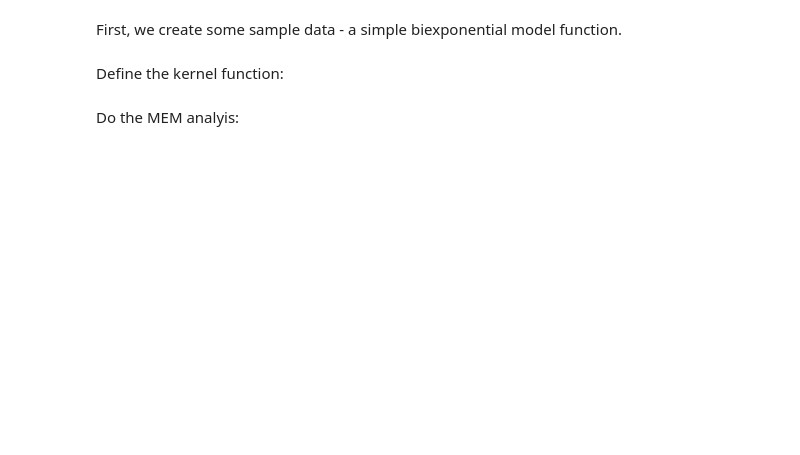
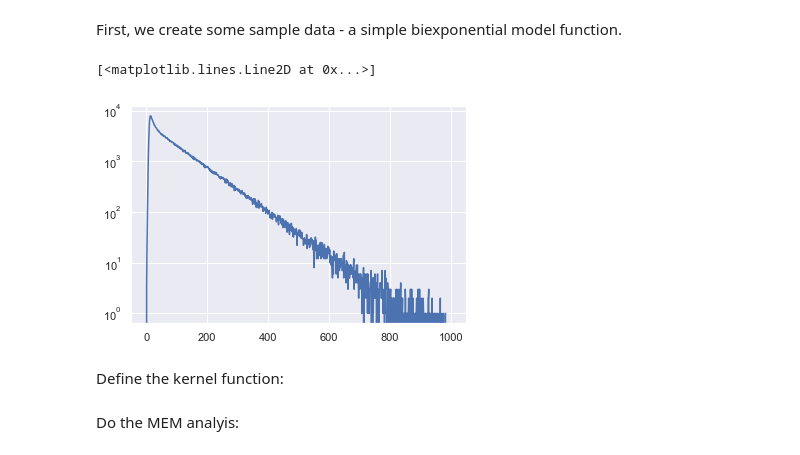
Before and after one commit to AndersBarth/MEMtoolbox, a Jupyter notebook: example_TCSPC.ipynb, the cells around one changed output. Saved outputs shown, nothing was run; the diff lists cells and outputs as text; code cells hidden in the pictures; blank space fills up the shorter version.

```diff
--- a/example_TCSPC.ipynb
+++ b/example_TCSPC.ipynb
@@ -7,17 +8,24 @@ from memfunctions.plotting import plot_MEM, plot_Tik, plot_noreg
 # %% [markdown]
 First, we create some sample data - a simple biexponential model function.
 # %%
-tau = (1,4) # lifetime of 1 and 4 ns
+tau = (1, 10) # lifetime of 1 and 4 ns
 amp = (0.5, 0.5) # equal weight
-I0 = 1E3 # number of photons
-t = np.linspace(0,20,1000) # time axis
+I0 = 1E5 # number of photons
+t = np.linspace(0,100,1000) # time axis
 model = np.zeros(t.shape)
 for i in range(len(tau)):
     model += amp[i]*np.exp(-t/tau[i])
 model *= I0
+# convolute with Gaussian instrument response function
+IRF = norm_pdf(t,1,0.25)
+IRF /= np.sum(IRF)
+model = np.convolve(IRF,model,'full')[:len(t)]
 # add noise
 model = np.random.poisson(model)
-# convolute with Gaussian instrument response function
+plt.semilogy(model)
+# %% [output]
+[<matplotlib.lines.Line2D at 0x...>]
+[figure, added]
 # %% [markdown]
 Define the kernel function:
 # %%
```
Also changed, not shown: parts of 7 cells of this notebook, 1 other file.
